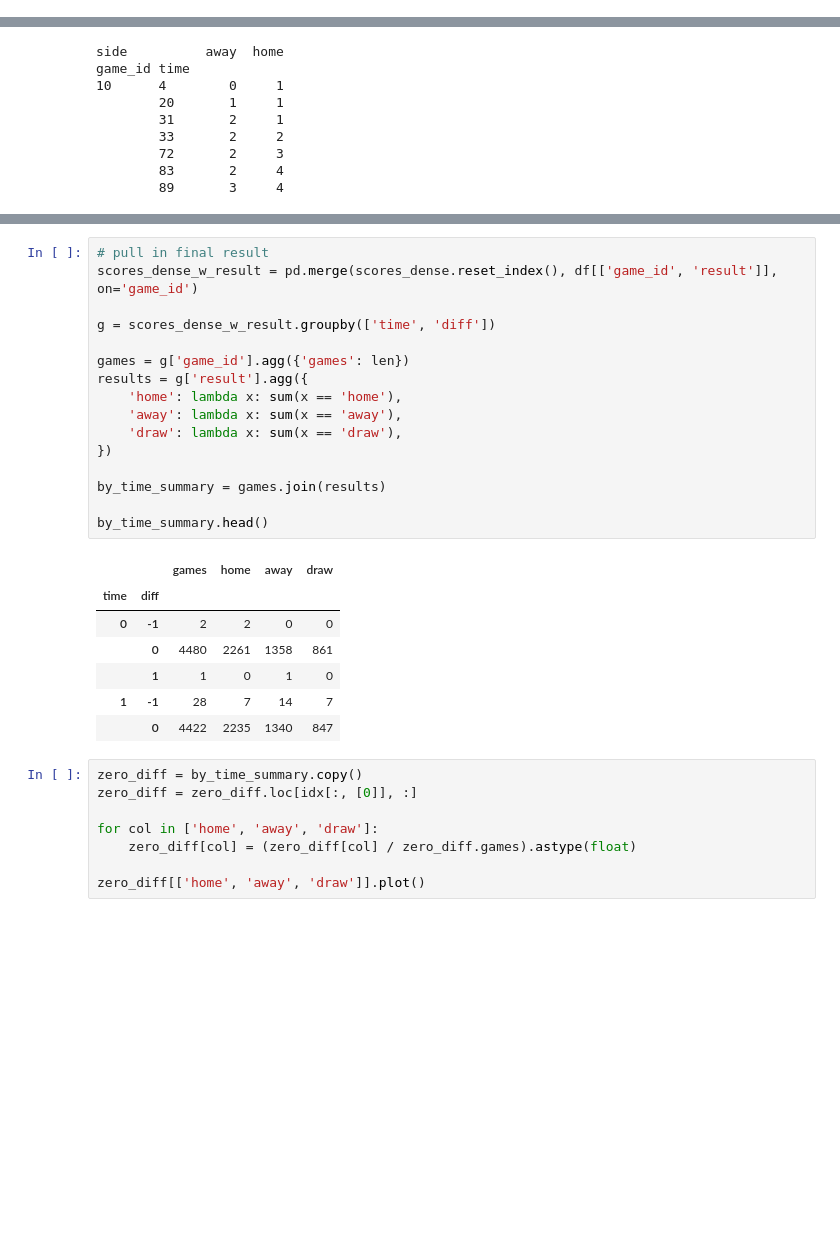
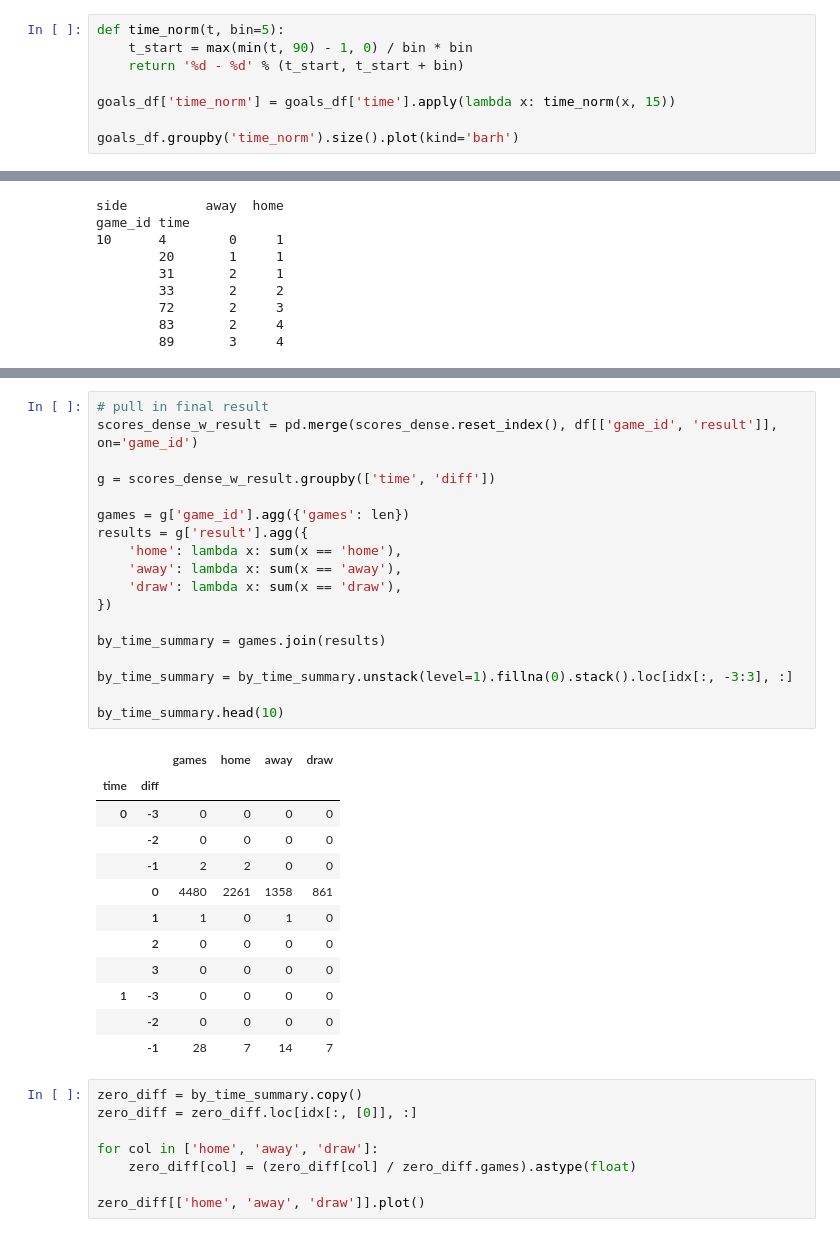
Before and after one commit to brendansudol/epl-soccer-data, a Jupyter notebook: ipy-notebooks/explore.ipynb, the cells around one changed output, grey strips where cells are left out. Saved outputs shown, nothing was run; the diff lists cells and outputs as text; blank space fills up the shorter version.

```diff
--- a/ipy-notebooks/explore.ipynb
+++ b/ipy-notebooks/explore.ipynb
@@ -407,3 +408,11 @@ goals_df.time.hist(bins=19)
 <matplotlib.axes._subplots.AxesSubplot at 0x...>
 [figure]
 [figure]
+# %%
+def time_norm(t, bin=5):
+    t_start = max(min(t, 90) - 1, 0) / bin * bin
+    return '%d - %d' % (t_start, t_start + bin)
+
+goals_df['time_norm'] = goals_df['time'].apply(lambda x: time_norm(x, 15))
+
+goals_df.groupby('time_norm').size().plot(kind='barh')
@@ -569,27 +619,34 @@ scores_dense.loc[idx[[10], :], :].head(25)
 # %%
 # pull in final result
 scores_dense_w_result = pd.merge(scores_dense.reset_index(), df[['game_id', 'result']], on='game_id')
 
 g = scores_dense_w_result.groupby(['time', 'diff'])
 
 games = g['game_id'].agg({'games': len})
 results = g['result'].agg({
     'home': lambda x: sum(x == 'home'),
     'away': lambda x: sum(x == 'away'),
     'draw': lambda x: sum(x == 'draw'),
 })
 
 by_time_summary = games.join(results)
 
-by_time_summary.head()
+by_time_summary = by_time_summary.unstack(level=1).fillna(0).stack().loc[idx[:, -3:3], :]
+
+by_time_summary.head(10)
 # %% [output]
 |  |  | games | home | away | draw |
 | time | diff |  |  |  |  |
-| 0 | -1 | 2 | 2 | 0 | 0 |
+| 0 | -3 | 0 | 0 | 0 | 0 |
+|  | -2 | 0 | 0 | 0 | 0 |
+|  | -1 | 2 | 2 | 0 | 0 |
 |  | 0 | 4480 | 2261 | 1358 | 861 |
 |  | 1 | 1 | 0 | 1 | 0 |
-| 1 | -1 | 28 | 7 | 14 | 7 |
-|  | 0 | 4422 | 2235 | 1340 | 847 |
+|  | 2 | 0 | 0 | 0 | 0 |
+|  | 3 | 0 | 0 | 0 | 0 |
+| 1 | -3 | 0 | 0 | 0 | 0 |
+|  | -2 | 0 | 0 | 0 | 0 |
+|  | -1 | 28 | 7 | 14 | 7 |
 # %%
 zero_diff = by_time_summary.copy()
 zero_diff = zero_diff.loc[idx[:, [0]], :]
```
Also changed, not shown: parts of 7 cells of this notebook.
